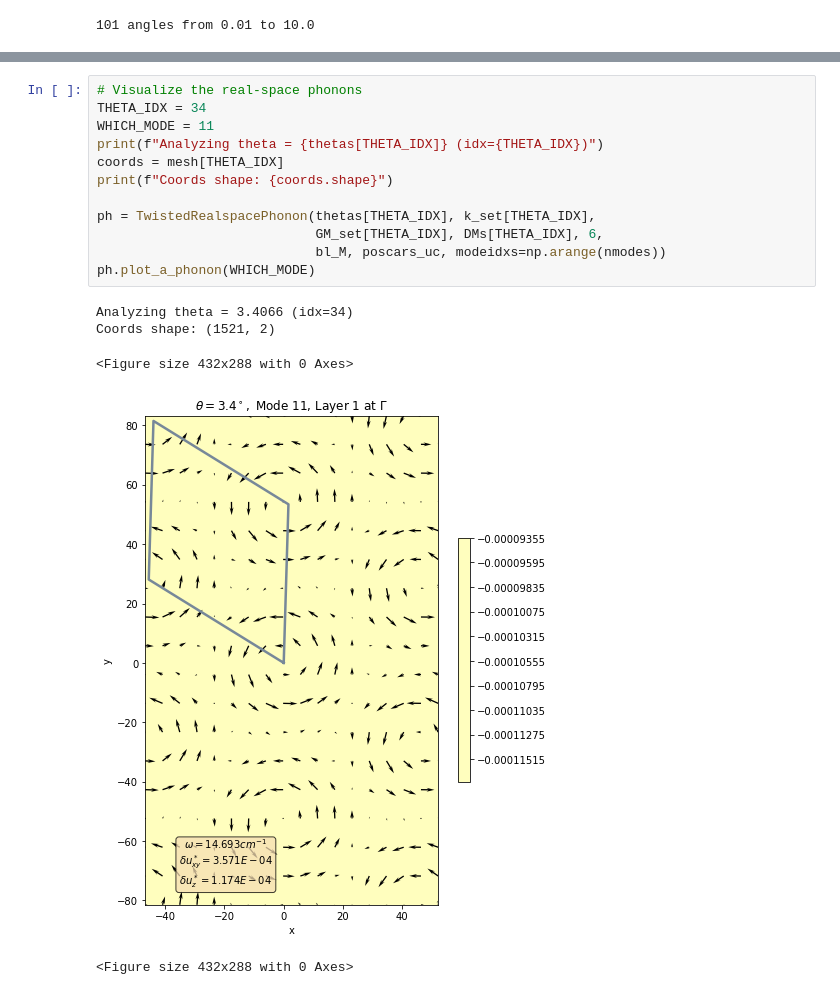
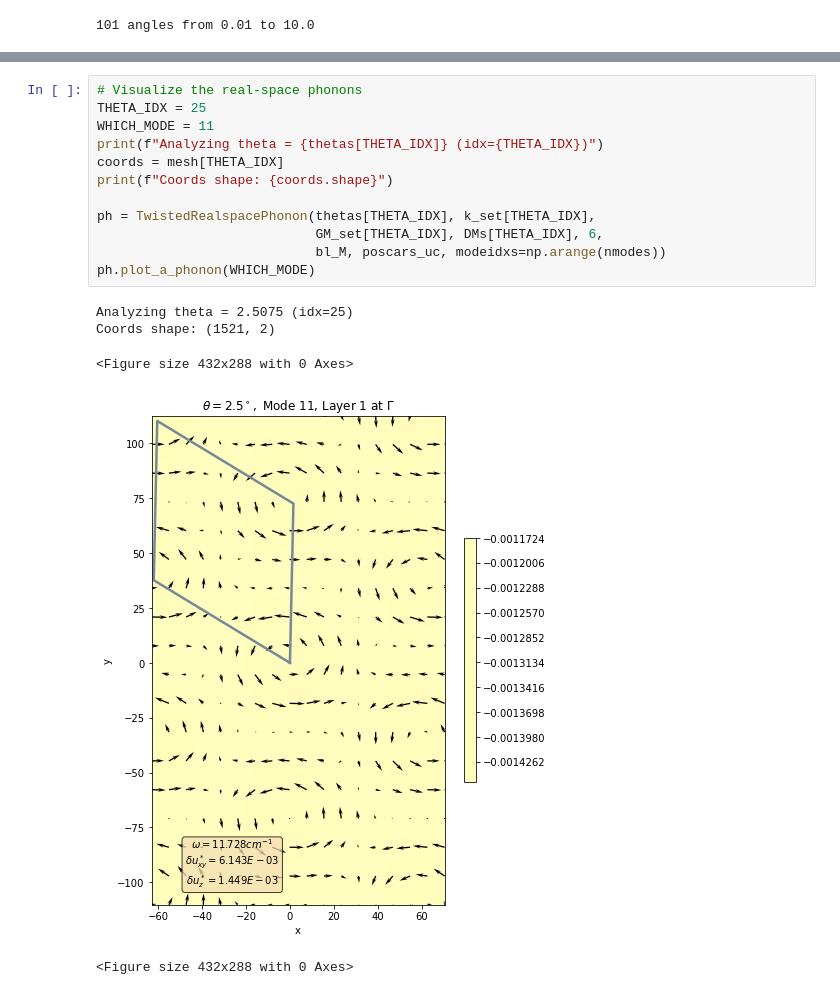
Before and after one commit to jz-lu/ml-ph, a Jupyter notebook: ALLEGRO_ANALYZER/thspc_modes.ipynb, the cells around one changed output, grey strips where cells are left out. Cells and saved outputs as stored; diff of their text form.

```diff
--- a/ALLEGRO_ANALYZER/thspc_modes.ipynb
+++ b/ALLEGRO_ANALYZER/thspc_modes.ipynb
@@ -44,19 +44,19 @@ Number of modes: 20
 Mesh shape: (101, 1521, 2)
 # %%
 # Visualize the real-space phonons
-THETA_IDX = 34
+THETA_IDX = 25
 WHICH_MODE = 11
 print(f"Analyzing theta = {thetas[THETA_IDX]} (idx={THETA_IDX})")
 coords = mesh[THETA_IDX]
 print(f"Coords shape: {coords.shape}")
 
 ph = TwistedRealspacePhonon(thetas[THETA_IDX], k_set[THETA_IDX],
                             GM_set[THETA_IDX], DMs[THETA_IDX], 6,
                             bl_M, poscars_uc, modeidxs=np.arange(nmodes))
 ph.plot_a_phonon(WHICH_MODE)
 # %% [output]
-Analyzing theta = 3.4066 (idx=34)
+Analyzing theta = 2.5075 (idx=25)
 Coords shape: (1521, 2)
 <Figure size 432x288 with 0 Axes>
-[figure, old version]
+[figure, new version]
 <Figure size 432x288 with 0 Axes>
```
Also changed, not shown: parts of 5 cells of this notebook, 4 other files.
